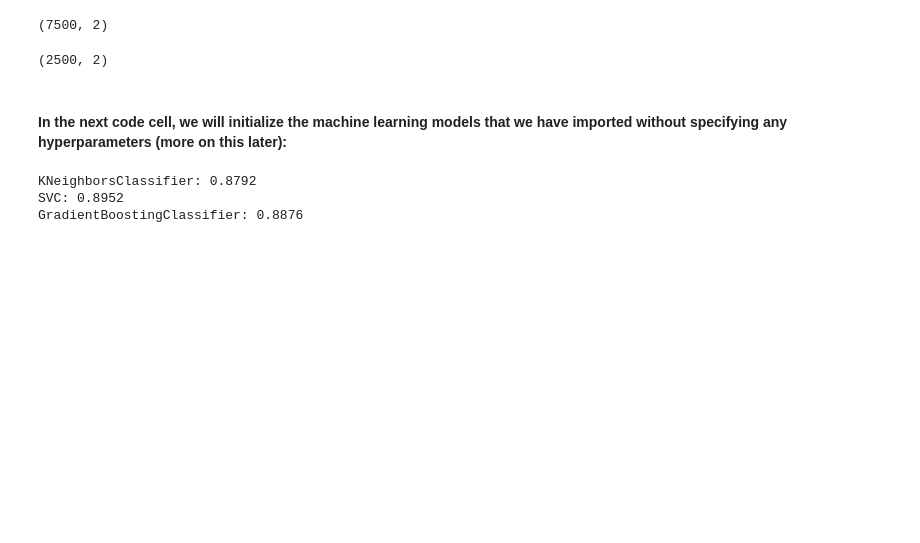
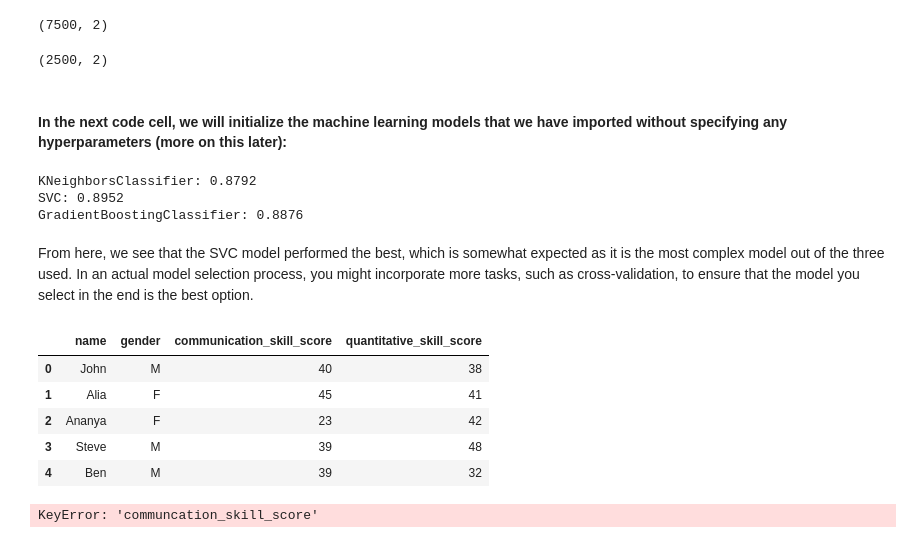
Before and after one commit to masinde70/Stats, a Jupyter notebook: model_selection.ipynb, the cells around one changed output. Drawn from its saved outputs; the diff is of its cells as text; code cells hidden in the pictures; blank space fills up the shorter version.

```diff
--- a/model_selection.ipynb
+++ b/model_selection.ipynb
@@ -63,3 +63,6 @@ for model in models:
 KNeighborsClassifier: 0.8792
 SVC: 0.8952
 GradientBoostingClassifier: 0.8876
+# %% [markdown]
+From here, we see that the SVC model performed the best, which is somewhat
+expected as it is the most complex model out of the three used. In an actual model selection process, you might incorporate more tasks, such as cross-validation, to ensure that the model you select in the end is the best option.
@@ -65,0 +72,22 @@ GradientBoostingClassifier: 0.8876
+# %%
+# Create dataframe
+sample_data = {'name': ['John', 'Alia', 'Ananya', 'Steve', 'Ben'],
+               'gender': ['M', 'F', 'F', 'M', 'M'],
+                              'communication_skill_score': [40, 45, 23, 39, 39],
+               'quantitative_skill_score': [38, 41, 42, 48, 32]}
+
+data = pd.DataFrame(sample_data)
+# %%
+# find mean of communication_skill_score column
+data.head()
+# %% [output]
+|  | name | gender | communication_skill_score | quantitative_skill_score |
+| 0 | John | M | 40 | 38 |
+| 1 | Alia | F | 45 | 41 |
+| 2 | Ananya | F | 23 | 42 |
+| 3 | Steve | M | 39 | 48 |
+| 4 | Ben | M | 39 | 32 |
+# %%
+data['communcation_skill_score'].mean(axis=0)
+# %% [output]
+KeyError: 'communcation_skill_score'
```
Also changed, not shown: parts of 1 cell of this notebook.
